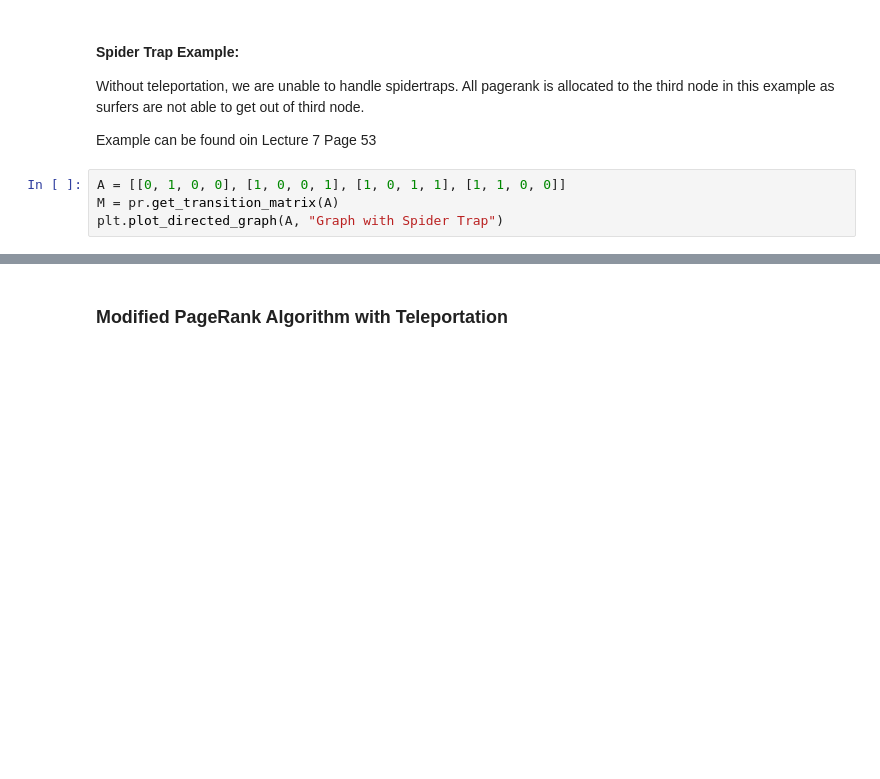
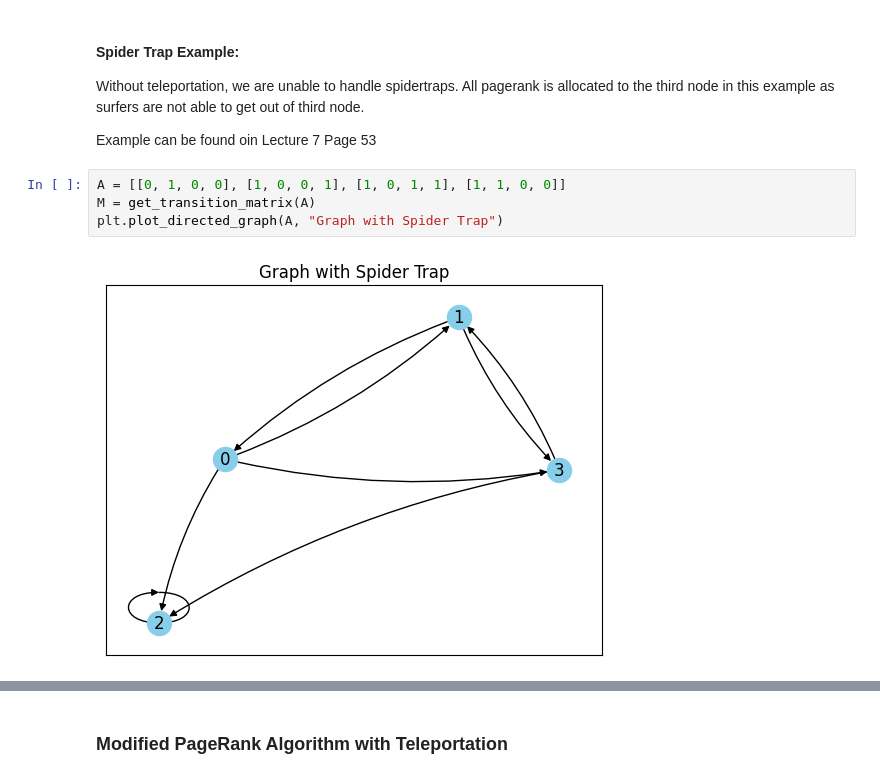
Before and after one commit to dionlahh/CZ4052-Cloud-Computing-Assignment-2, a Jupyter notebook: PageRank.ipynb, the cells around one changed output, grey strips where cells are left out. Cells and saved outputs as stored; diff of their text form; blank space fills up the shorter version.

```diff
--- a/PageRank.ipynb
+++ b/PageRank.ipynb
@@ -34,8 +41,10 @@ Without teleportation, we are unable to handle spidertraps. All pagerank is allo
 Example can be found oin Lecture 7 Page 53
 # %%
 A = [[0, 1, 0, 0], [1, 0, 0, 1], [1, 0, 1, 1], [1, 1, 0, 0]]
-M = pr.get_transition_matrix(A)
+M = get_transition_matrix(A)
 plt.plot_directed_graph(A, "Graph with Spider Trap")
+# %% [output]
+[figure, added]
 # %%
 rank_vector, r_history = pr.simplified_pagerank(M, len(M))
 plt.plot_r_history(r_history)
```
Also changed, not shown: parts of 15 cells of this notebook, 6 other files.
